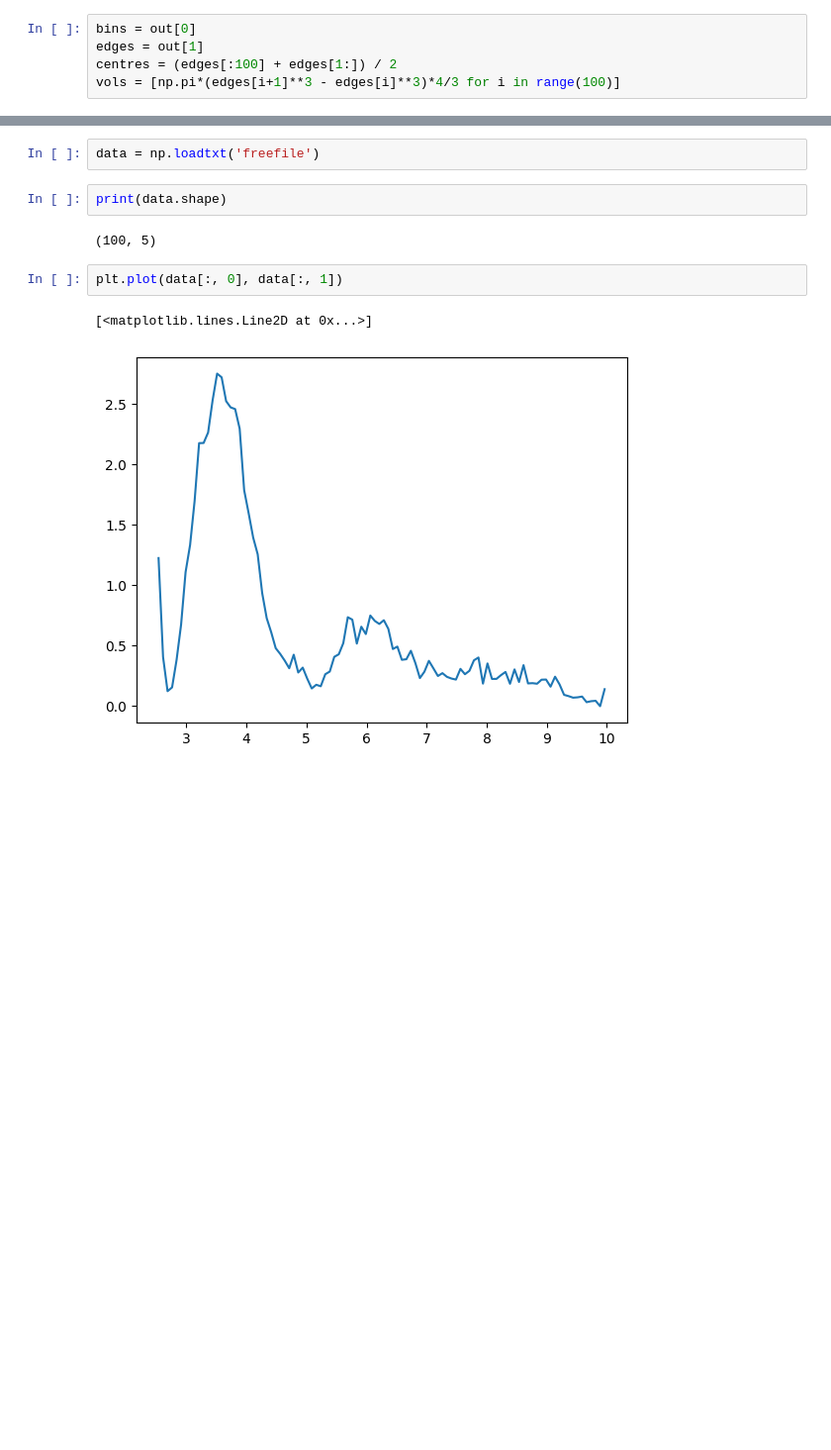
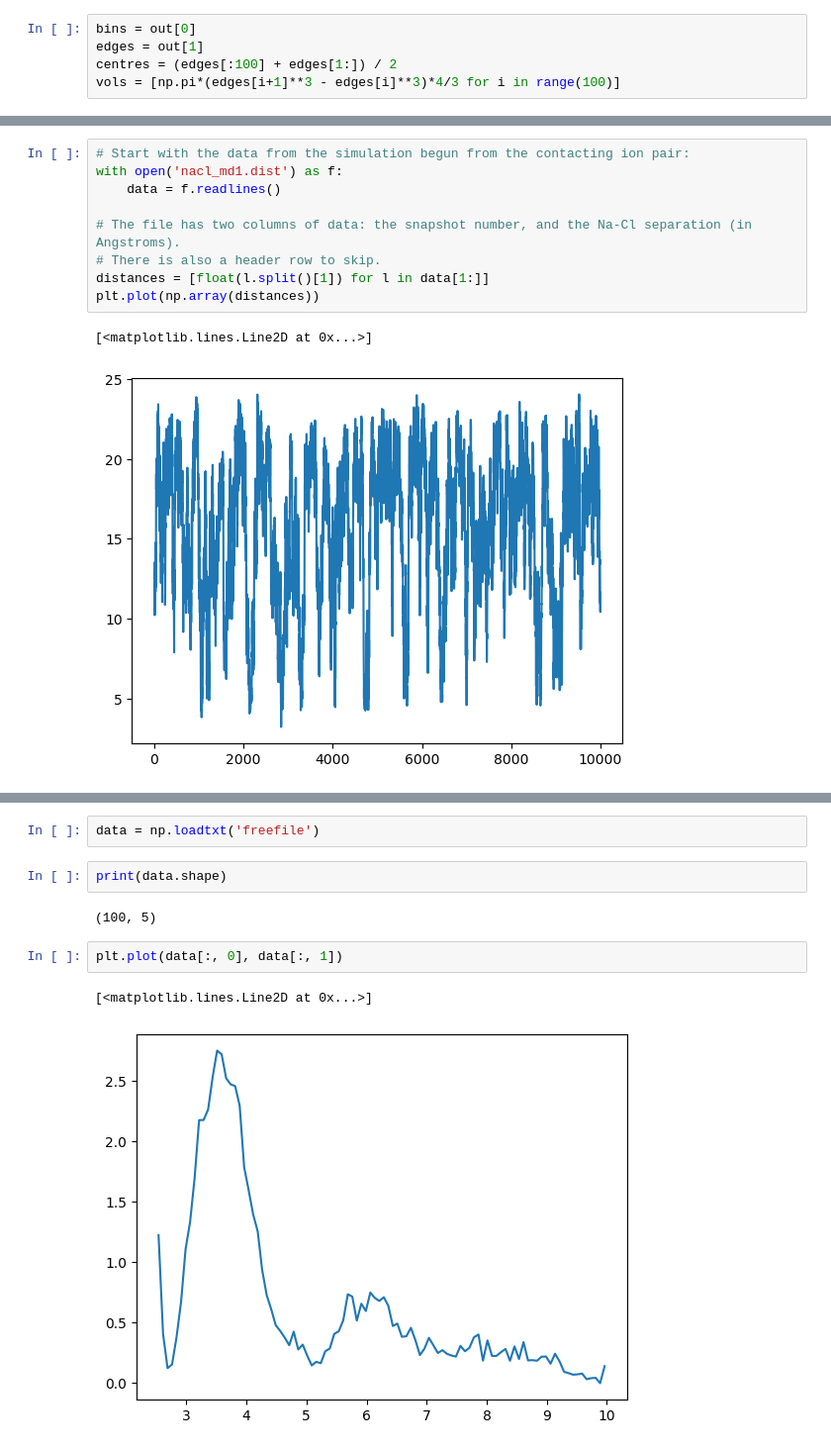
Before and after one commit to CharlieLaughton/CBA23_Tutorials, a Jupyter notebook: umbrella_sampling/Na-Cl distance plot.ipynb, the cells around one changed output, grey strips where cells are left out. Shown: that part at 99% size. Drawn from its saved outputs; the diff is of its cells as text; blank space fills up the shorter version.

```diff
--- a/umbrella_sampling/Na-Cl distance plot.ipynb
+++ b/umbrella_sampling/Na-Cl distance plot.ipynb
@@ -72,0 +60,12 @@ plt.plot(centres, -np.log(bins/vols))
+# %%
+# Start with the data from the simulation begun from the contacting ion pair:
+with open('nacl_md1.dist') as f:
+    data = f.readlines()
+
+# The file has two columns of data: the snapshot number, and the Na-Cl separation (in Angstroms).
+# There is also a header row to skip.
+distances = [float(l.split()[1]) for l in data[1:]]
+plt.plot(np.array(distances))
+# %% [output]
+[<matplotlib.lines.Line2D at 0x...>]
+[figure, added]
```
Also changed, not shown: parts of 9 cells of this notebook.
